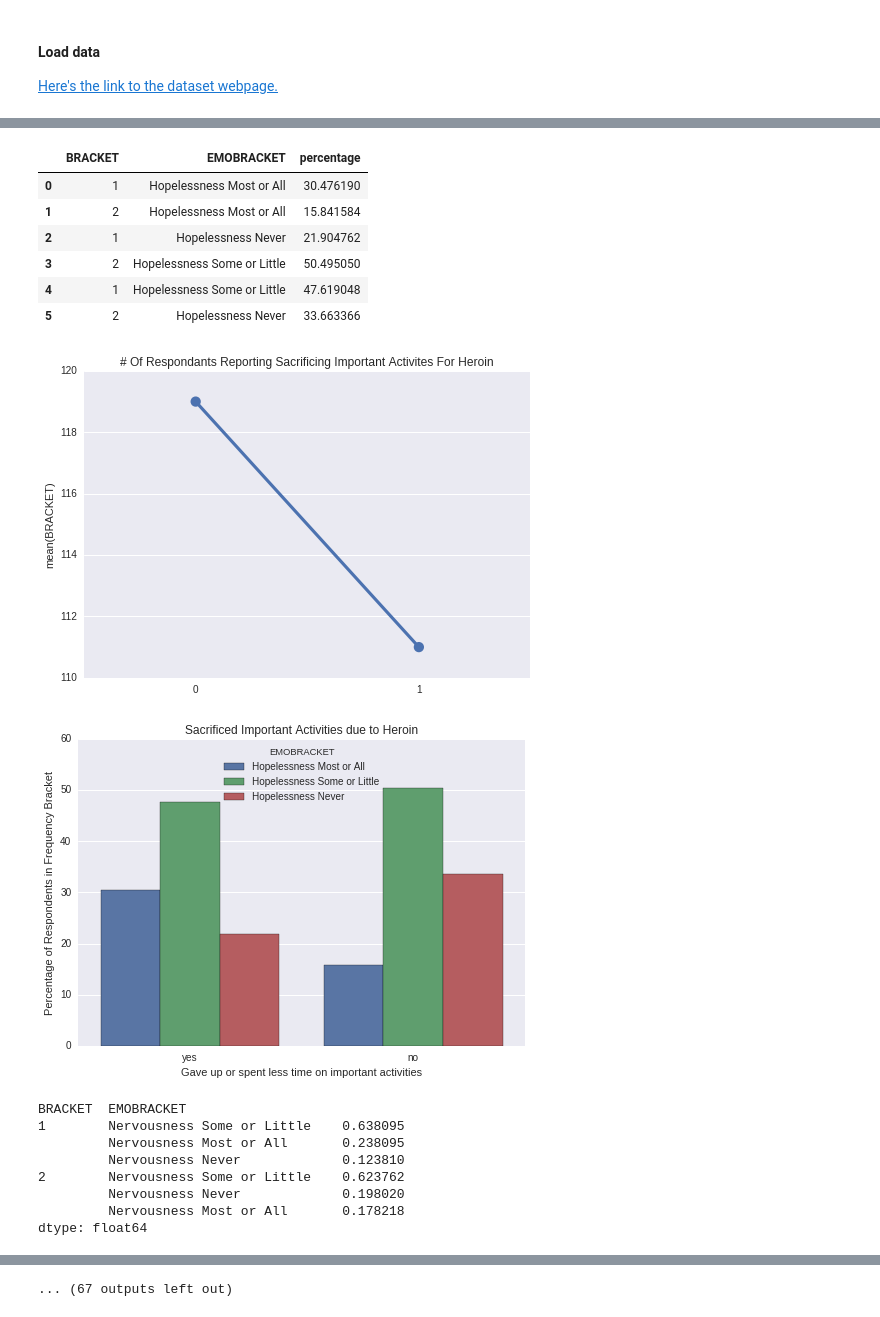
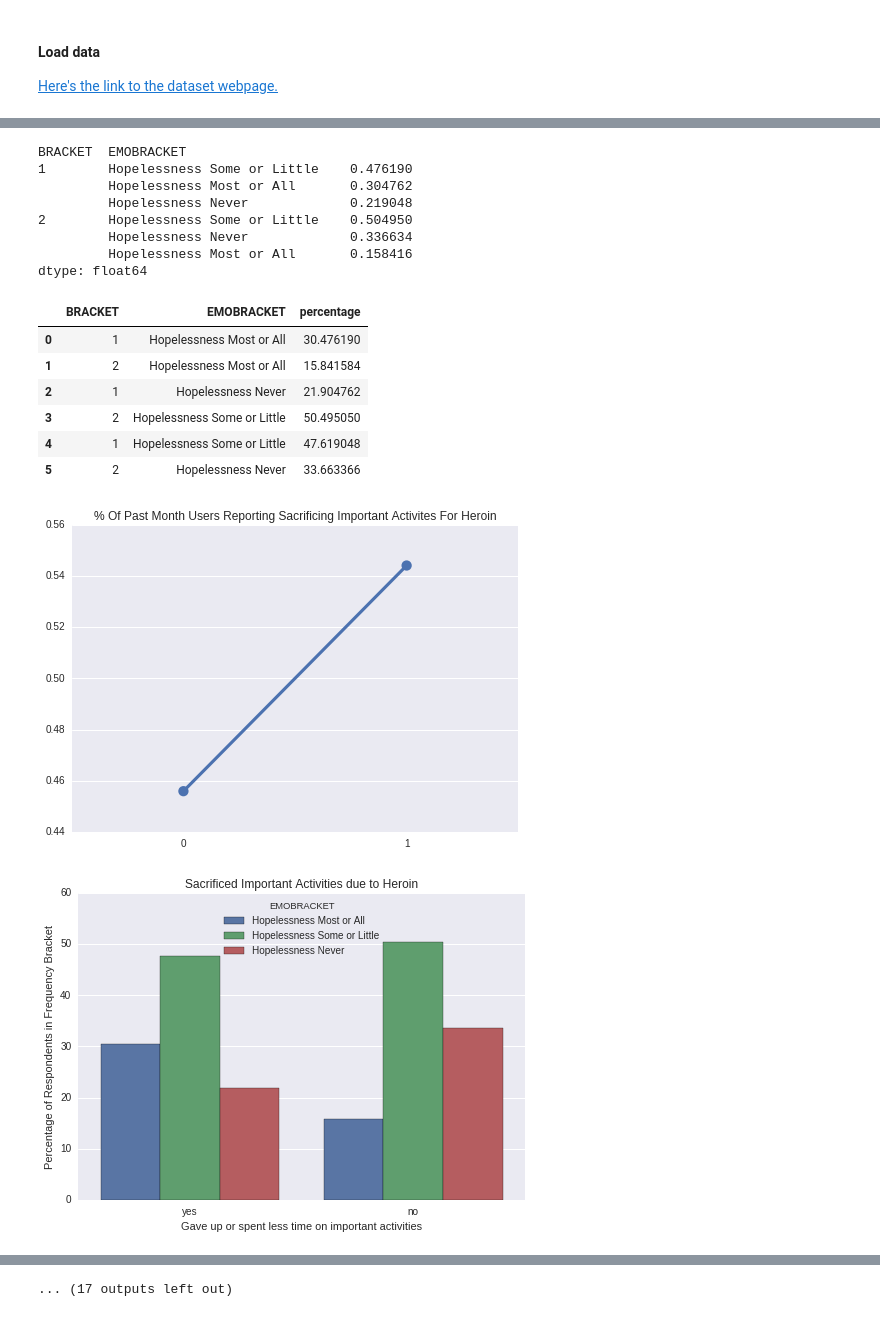
Before and after one commit to greenteawarrior/DataScience16CTW, a Jupyter notebook: drug_usage_health_next_steps.ipynb, the cells around one changed output, grey strips where cells are left out. Drawn from its saved outputs; the diff is of its cells as text; code cells hidden in the pictures.

```diff
--- a/drug_usage_health_next_steps.ipynb
+++ b/drug_usage_health_next_steps.ipynb
@@ -33,11 +37,10 @@ df_subset = df[df['ALCLSACT'] < 3]
 # %%
 def mental_health_bars_activity(df, act, emotion, substancestr, emotionstr):
     """
-
     df: dataframe of interest
 
-    act: whether respondant sacrificed important activities, such as taking care of children,
-    taking care of themselves, or working for a substance
+    act: whether respondant sacrificed important activities,(such as working, going to school, taking care of children, doing fun things such as hobbies
+        and sports, and spending time with friends and family) for the sake of a given substance
     emotion: mental health aspect of interest
 
     for the sake of plot labelling:
@@ -327,48 +327,22 @@ dtype: float64
 # %%
-sacrificed_activities(df, 'HERLSACT', 'Heroin', 'HEREVER' )
+sacrificed_activities30(df, 'HERLSACT', 'Heroin', 'HER30USE' )
 mental_health_bars_activity(df, 'HERLSACT', 'DSTHOP30', 'Heroin', 'Hopelessness')
 mental_health_bars_activity(df, 'HERLSACT', 'DSTNRV30', 'Heroin', 'Nervousness')
 mental_health_bars_activity(df, 'HERLSACT', 'DSTRST30', 'Heroin', 'Restlessness')
 mental_health_bars_activity(df, 'HERLSACT', 'DSTCHR30', 'Heroin', 'Depression')
 
 
-sacrificed_activities(df, 'HALLSACT', 'Hallucinogens', 'LSD' )
+sacrificed_activities30(df, 'HALLSACT', 'Hallucinogens', 'HALMDAYS' )
 mental_health_bars_activity(df, 'HALLSACT', 'DSTHOP30', 'Hallucinogens', 'Hopelessness')
 mental_health_bars_activity(df, 'HALLSACT', 'DSTNRV30', 'Hallucinogens', 'Nervousness')
 mental_health_bars_activity(df, 'HALLSACT', 'DSTRST30', 'Hallucinogens', 'Restlessness')
 mental_health_bars_activity(df, 'HALLSACT', 'DSTCHR30', 'Hallucinogens', 'Depression')
 
 
-sacrificed_activities(df, 'ANLLSACT', 'Pain Relievers', 'ANLEVER' )
-mental_health_bars_activity(df, 'ANLLSACT', 'DSTHOP30', 'Pain Relievers', 'Hopelessness')
-mental_health_bars_activity(df, 'ANLLSACT', 'DSTNRV30', 'Pain Relievers', 'Nervousness')
-mental_health_bars_activity(df, 'ANLLSACT', 'DSTRST30', 'Pain Relievers', 'Restlessness')
-mental_health_bars_activity(df, 'ANLLSACT', 'DSTCHR30', 'Pain Relievers', 'Depression')
 
-
-
-
-sacrificed_activities(df, 'TRNLSACT', 'Tranquilizers', 'TRNEVER' )
-mental_health_bars_activity(df, 'TRNLSACT', 'DSTHOP30', 'Tranquilizers', 'Hopelessness')
-mental_health_bars_activity(df, 'TRNLSACT', 'DSTNRV30', 'Tranquilizers', 'Nervousness')
-mental_health_bars_activity(df, 'TRNLSACT', 'DSTRST30', 'Tranquilizers', 'Restlessness')
-mental_health_bars_activity(df, 'TRNLSACT', 'DSTCHR30', 'Tranquilizers', 'Depression')
-
-
-
-
-sacrificed_activities(df, 'STMLSACT', 'Stimulants', 'STMEVER' )
-mental_health_bars_activity(df, 'STMLSACT', 'DSTHOP30', 'Stimulants', 'Hopelessness')
-mental_health_bars_activity(df, 'STMLSACT', 'DSTNRV30', 'Stimulants', 'Nervousness')
-mental_health_bars_activity(df, 'STMLSACT', 'DSTRST30', 'Stimulants', 'Restlessness')
-mental_health_bars_activity(df, 'STMLSACT', 'DSTCHR30', 'Stimulants', 'Depression')
-
-
-
-
-sacrificed_activities(df, 'SEDLSACT', 'Sedatives', 'SEDEVER' )
-mental_health_bars_activity(df, 'SEDLSACT', 'DSTHOP30', 'Sedatives', 'Hopelessness')
-mental_health_bars_activity(df, 'SEDLSACT', 'DSTNRV30', 'Sedatives', 'Nervousness')
-mental_health_bars_activity(df, 'SEDLSACT', 'DSTRST30', 'Sedatives', 'Restlessness')
-mental_health_bars_activity(df, 'SEDLSACT', 'DSTCHR30', 'Sedatives', 'Depression')
+#sacrificed_activities30(df, 'STMLSACT', 'Stimulants', 'STMMDAYS' )
+#mental_health_bars_activity(df, 'STMLSACT', 'DSTHOP30', 'Stimulants', 'Hopelessness')
+#mental_health_bars_activity(df, 'STMLSACT', 'DSTNRV30', 'Stimulants', 'Nervousness')
+#mental_health_bars_activity(df, 'STMLSACT', 'DSTRST30', 'Stimulants', 'Restlessness')
+#mental_health_bars_activity(df, 'STMLSACT', 'DSTCHR30', 'Stimulants', 'Depression')
 # %% [output]
@@ -387,17 +356,17 @@ dtype: float64
+BRACKET  EMOBRACKET
+1        Hopelessness Some or Little    0.476190
+         Hopelessness Most or All       0.304762
+         Hopelessness Never             0.219048
+2        Hopelessness Some or Little    0.504950
+         Hopelessness Never             0.336634
+         Hopelessness Most or All       0.158416
+dtype: float64
 |  | BRACKET | EMOBRACKET | percentage |
 | 0 | 1 | Hopelessness Most or All | 30.476190 |
 | 1 | 2 | Hopelessness Most or All | 15.841584 |
 | 2 | 1 | Hopelessness Never | 21.904762 |
 | 3 | 2 | Hopelessness Some or Little | 50.495050 |
 | 4 | 1 | Hopelessness Some or Little | 47.619048 |
 | 5 | 2 | Hopelessness Never | 33.663366 |
-[figure, old version]
+[figure, new version]
 [figure]
-BRACKET  EMOBRACKET
-1        Nervousness Some or Little    0.638095
-         Nervousness Most or All       0.238095
-         Nervousness Never             0.123810
-2        Nervousness Some or Little    0.623762
-         Nervousness Never             0.198020
-         Nervousness Most or All       0.178218
-dtype: float64
@@ -436,2 +405,2 @@ dtype: float64
-... (67 outputs left out)
+... (17 outputs left out)
 # %%
```
Also changed, not shown: parts of 32 cells of this notebook, 3 other files.
